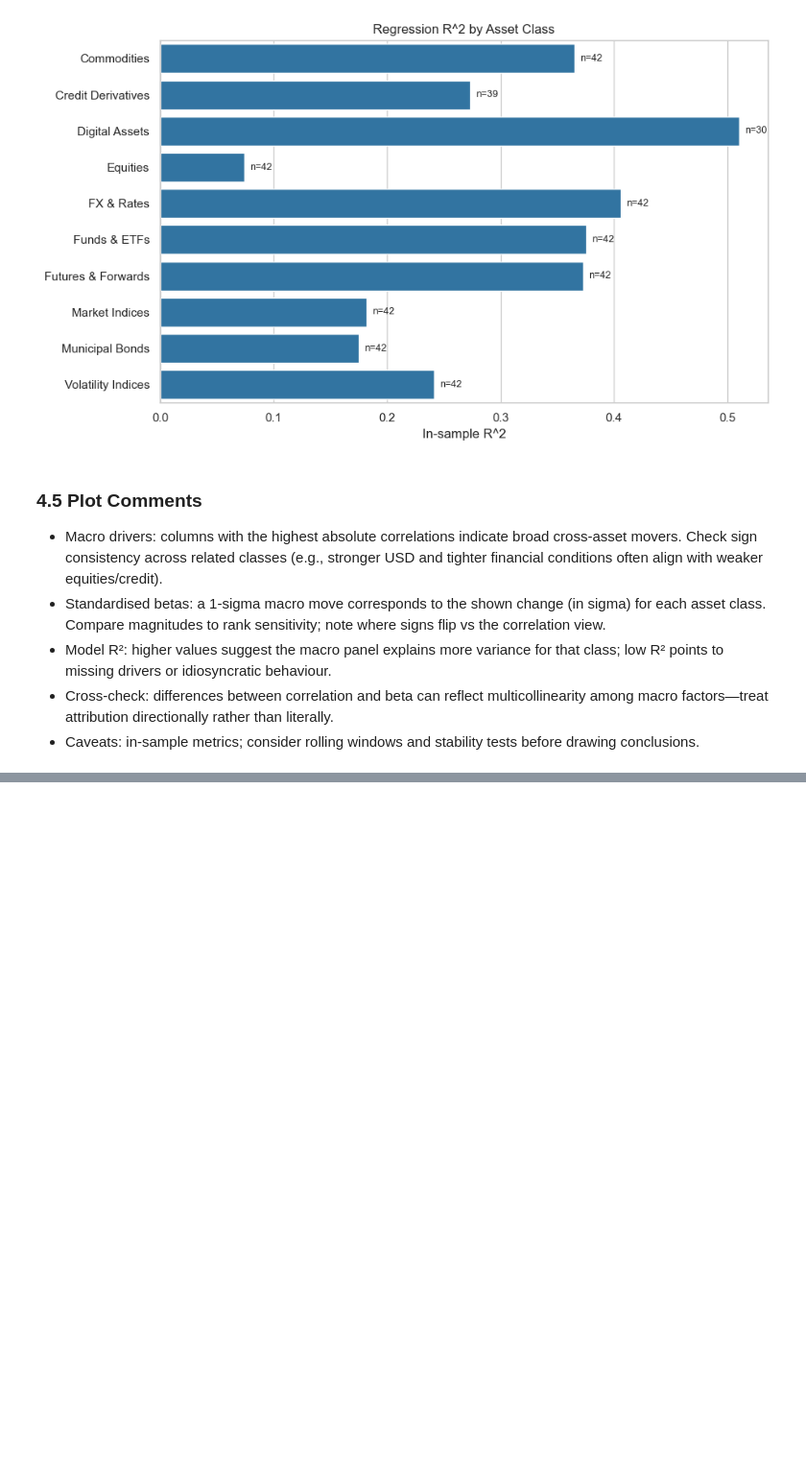
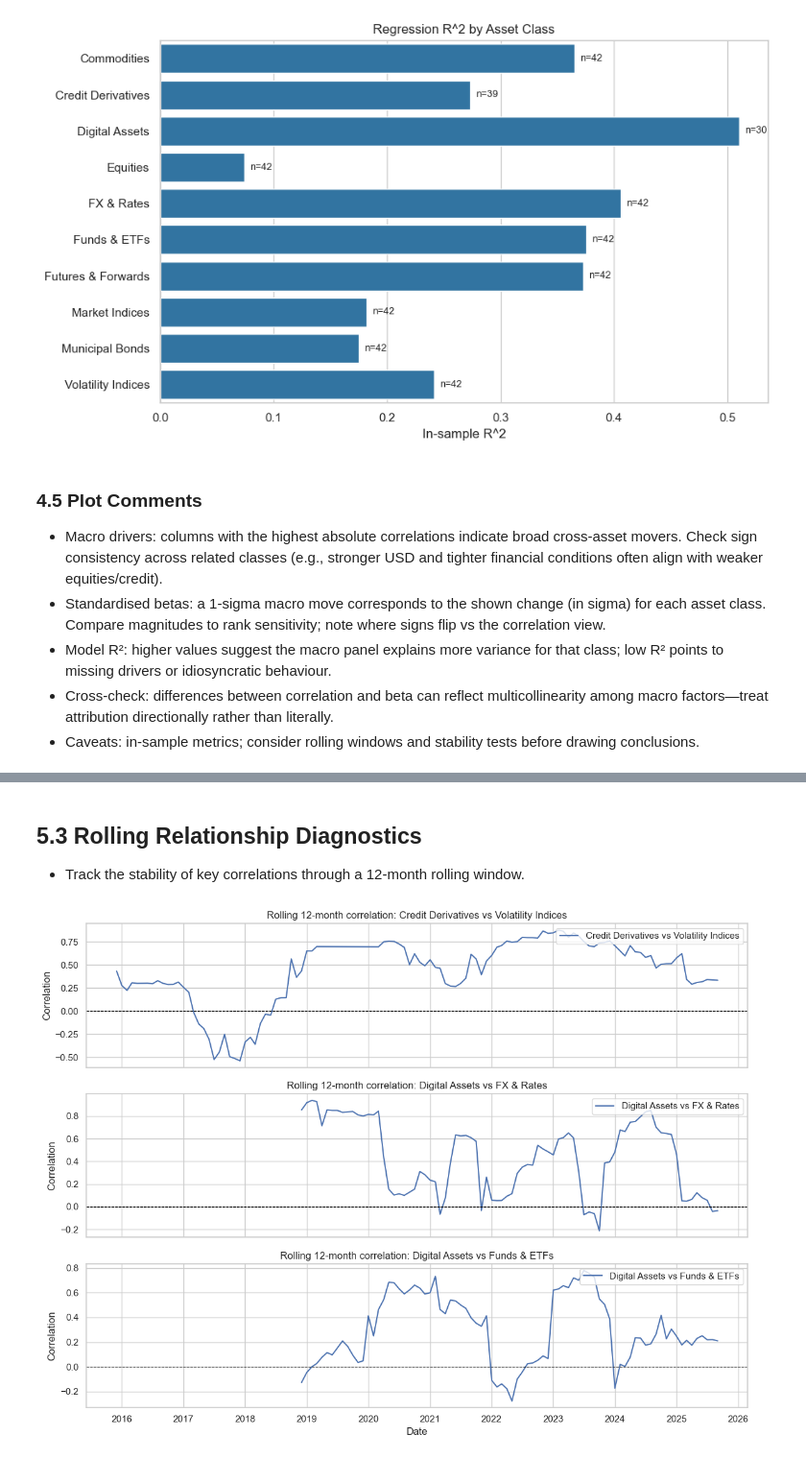
Before and after one commit to kecheng-shi/Nexus-data-preprocessing, a Jupyter notebook: Nexus Data Analysis.ipynb, the cells around one changed output, grey strips where cells are left out. Shown at 96% size. Drawn from its saved outputs; the diff is of its cells as text; code cells hidden in the pictures; blank space fills up the shorter version.

```diff
--- a/Nexus Data Analysis.ipynb
+++ b/Nexus Data Analysis.ipynb
@@ -1289,0 +1258,42 @@ plt.show()
+# %% [markdown]
+## 5.3 Rolling Relationship Diagnostics
+
+- Track the stability of key correlations through a 12-month rolling window.
+# %%
+ROLLING_WINDOW = 12
+
+if pair_stats.empty:
+    print("Insufficient overlap to compute rolling correlations.")
+else:
+    pair_candidates = pd.concat(
+        [
+            top_positive_pairs[["asset_a", "asset_b"]],
+            pair_stats.sort_values("correlation", ascending=True)[["asset_a", "asset_b"]].head(2),
+        ],
+        ignore_index=True,
+    ).drop_duplicates().head(3)
+
+    if pair_candidates.empty:
+        print("No qualifying pair candidates for rolling correlation diagnostics.")
+    else:
+        fig, axes = plt.subplots(len(pair_candidates), 1, figsize=(12, 3 * len(pair_candidates)), sharex=True)
+        if len(pair_candidates) == 1:
+            axes = [axes]
+        for ax, pair in zip(axes, pair_candidates.itertuples(index=False)):
+            subset = interaction_panel[[pair.asset_a, pair.asset_b]].dropna()
+            if subset.shape[0] < ROLLING_WINDOW:
+                ax.text(0.5, 0.5, "Insufficient history for rolling window", ha="center", va="center", transform=ax.transAxes)
+                ax.set_title(f"{pair.asset_a} vs {pair.asset_b}")
+                ax.set_ylabel("Correlation")
+                continue
+            rolling_corr = subset[pair.asset_a].rolling(ROLLING_WINDOW).corr(subset[pair.asset_b])
+            ax.plot(rolling_corr.index, rolling_corr, label=f"{pair.asset_a} vs {pair.asset_b}")
+            ax.axhline(0.0, color="black", linewidth=0.8, linestyle="--")
+            ax.set_title(f"Rolling {ROLLING_WINDOW}-month correlation: {pair.asset_a} vs {pair.asset_b}")
+            ax.set_ylabel("Correlation")
+            ax.legend(loc="upper right")
+        axes[-1].set_xlabel("Date")
+        plt.tight_layout()
+        plt.show()
+# %% [output]
+[figure, added]
```
Also changed, not shown: parts of 12 cells of this notebook, 1 other file.
